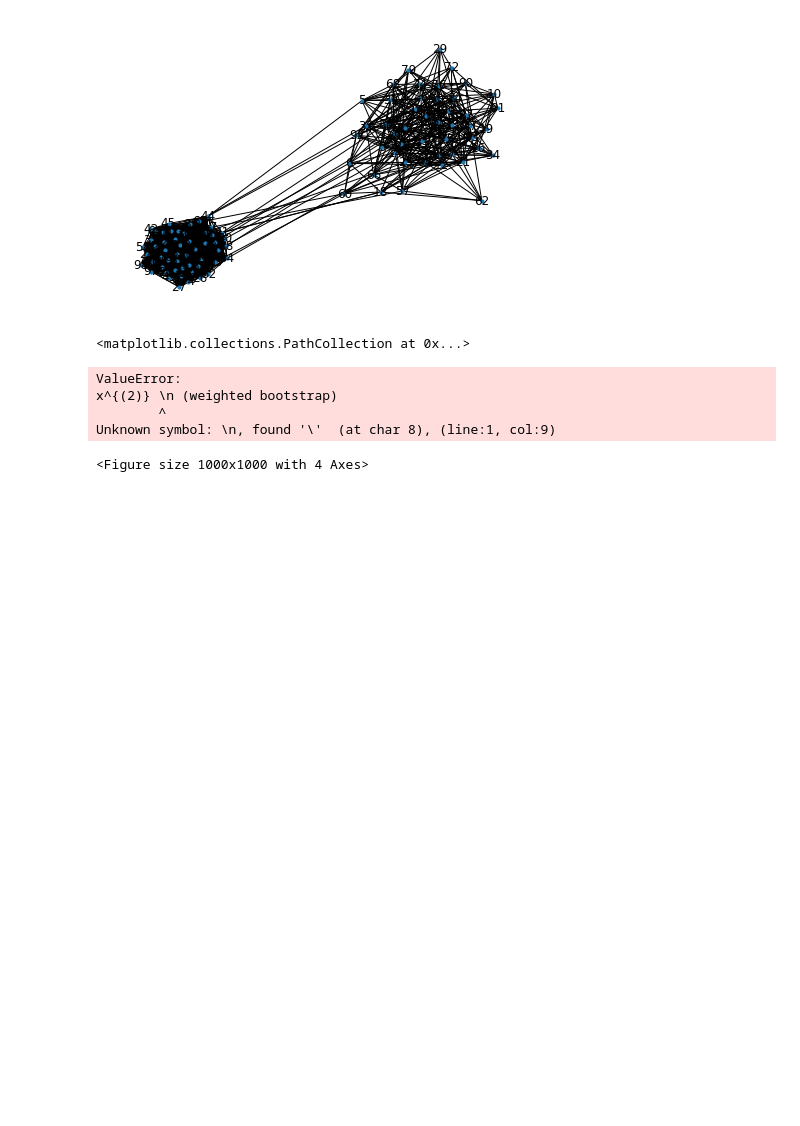
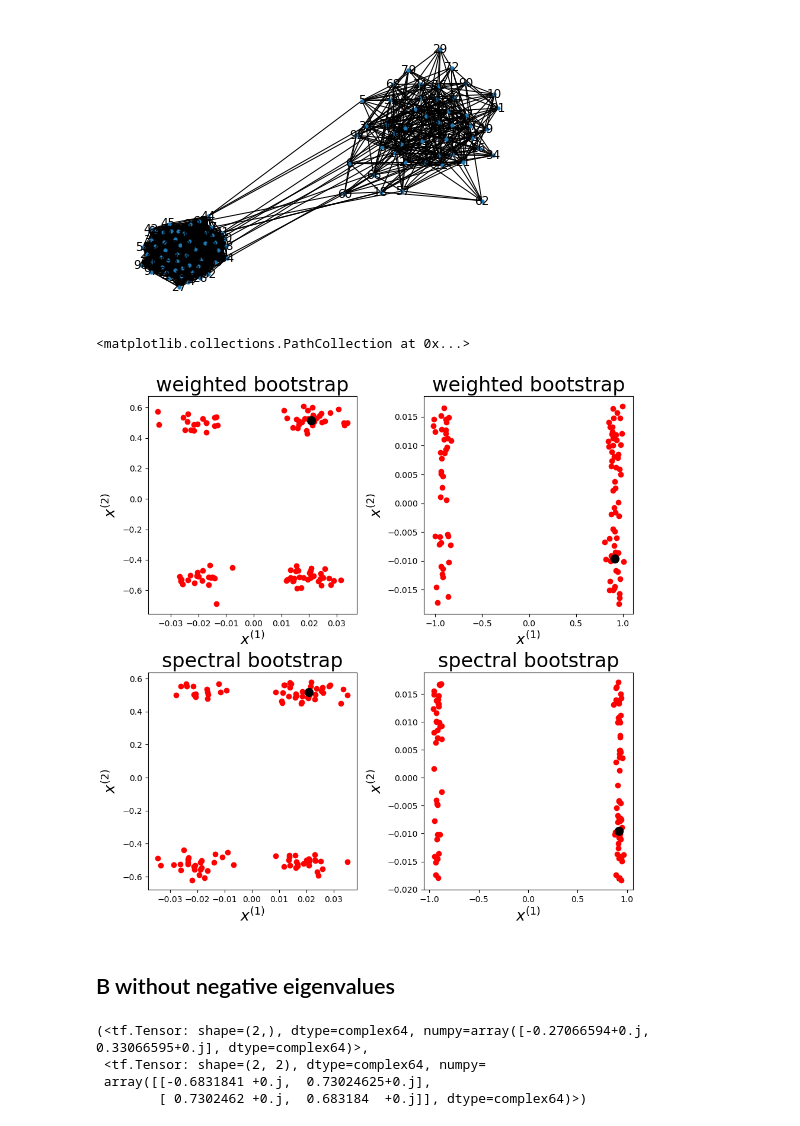
Before and after one commit to LorenzoRimella/GRDPG, a Jupyter notebook: Code/test.ipynb, the cells around one changed output. Saved outputs shown, nothing was run; the diff lists cells and outputs as text; code cells hidden in the pictures; blank space fills up the shorter version.

```diff
--- a/Code/test.ipynb
+++ b/Code/test.ipynb
@@ -530,15 +530,20 @@ p, q, hatX = d_spectral_tensorly(A, d)
 fig, ax = plt.subplots(nrows=2, ncols=2, figsize = (10, 10), dpi = 100)
 fig.tight_layout(pad=5)
 
-ax[0,0].set_xlabel(r"$x^{(1)}$", fontsize = 20)
-ax[0,1].set_xlabel(r"$x^{(1)}$", fontsize = 20)
-ax[1,0].set_xlabel(r"$x^{(1)}$", fontsize = 20)
-ax[1,1].set_xlabel(r"$x^{(1)}$", fontsize = 20)
+ax[0,0].set_title("weighted bootstrap", fontsize = 24)
+ax[0,1].set_title("weighted bootstrap", fontsize = 24)
+ax[1,0].set_title("spectral bootstrap", fontsize = 24)
+ax[1,1].set_title("spectral bootstrap", fontsize = 24)
 
-ax[0,0].set_ylabel(r"$x^{(2)} \n (weighted bootstrap)$", fontsize = 20)
-ax[0,1].set_ylabel(r"$x^{(2)}$", fontsize = 20)
-ax[1,0].set_ylabel(r"$x^{(2)} \n (spectral bootstrap)$", fontsize = 20)
-ax[1,1].set_ylabel(r"$x^{(2)}$", fontsize = 20)
+ax[0,0].set_xlabel(r"$x^{(1)}$", fontsize = 18)
+ax[0,1].set_xlabel(r"$x^{(1)}$", fontsize = 18)
+ax[1,0].set_xlabel(r"$x^{(1)}$", fontsize = 18)
+ax[1,1].set_xlabel(r"$x^{(1)}$", fontsize = 18)
+
+ax[0,0].set_ylabel(r"$x^{(2)}$", fontsize = 18)
+ax[0,1].set_ylabel(r"$x^{(2)}$", fontsize = 18)
+ax[1,0].set_ylabel(r"$x^{(2)}$", fontsize = 18)
+ax[1,1].set_ylabel(r"$x^{(2)}$", fontsize = 18)
 
 individual_index = 0
 
@@ -556,35 +561,33 @@ individual_0 = [weightedhatX_list[i][individual_index,:].numpy() for i in range(
 
 for i in range(0, iterations):
 
     ax[0,1].scatter(individual_0[i][0], individual_0[i][1], color = "red")
 
 # ax[0,1].scatter(X[individual_index,1], X[individual_index,0])
 ax[0,1].scatter(hatX[individual_index,0], hatX[individual_index,1], color = "black", s = 100)
 
 individual_index = 0
 
 individual_0 = [spectralhatX_list[i][individual_index,:].numpy() for i in range(iterations)] #[spectralhatX[i*N:(i+1)*N,:][individual_index,:].numpy() for i in range(iterations)]
 
 for i in range(0, iterations):
 
     ax[1,0].scatter(individual_0[i][0], individual_0[i][1], color = "red")
 
 # ax[1,0].scatter(X[individual_index,1], X[individual_index,0])
 ax[1,0].scatter(hatX[individual_index,0], hatX[individual_index,1], color = "black", s = 100)
 
 individual_index = 1
 individual_0 = [spectralhatX_list[i][individual_index,:].numpy() for i in range(iterations)] #[spectralhatX[i*N:(i+1)*N,:][individual_index,:].numpy() for i in range(iterations)]
 
 for i in range(0, iterations):
 
     ax[1,1].scatter(individual_0[i][0], individual_0[i][1], color = "red")
 
 # ax[1,1].scatter(X[individual_index,1], X[individual_index,0])
 ax[1,1].scatter(hatX[individual_index,0], hatX[individual_index,1], color = "black", s = 100)
 # %% [output]
 <matplotlib.collections.PathCollection at 0x...>
-ValueError:
-x^{(2)} \n (weighted bootstrap)
-        ^
-Unknown symbol: \n, found '\'  (at char 8), (line:1, col:9)
-<Figure size 1000x1000 with 4 Axes>
+[figure, added]
+# %% [markdown]
+## B without negative eigenvalues
@@ -590,0 +600,7 @@ Unknown symbol: \n, found '\'  (at char 8), (line:1, col:9)
+# %%
+tf.eig(B)
+# %% [output]
+(<tf.Tensor: shape=(2,), dtype=complex64, numpy=array([-0.27066594+0.j,  0.33066595+0.j], dtype=complex64)>,
+ <tf.Tensor: shape=(2, 2), dtype=complex64, numpy=
+ array([[-0.6831841 +0.j,  0.73024625+0.j],
+        [ 0.7302462 +0.j,  0.683184  +0.j]], dtype=complex64)>)
```
Also changed, not shown: parts of 6 cells of this notebook, 1 other file.
